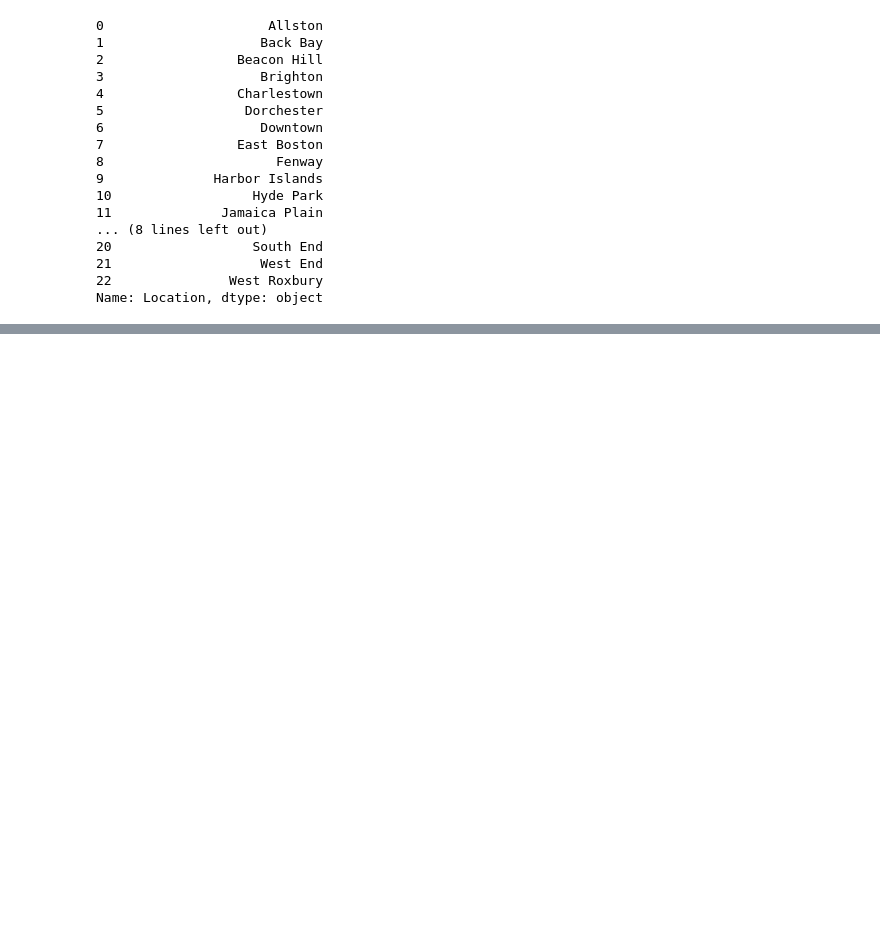
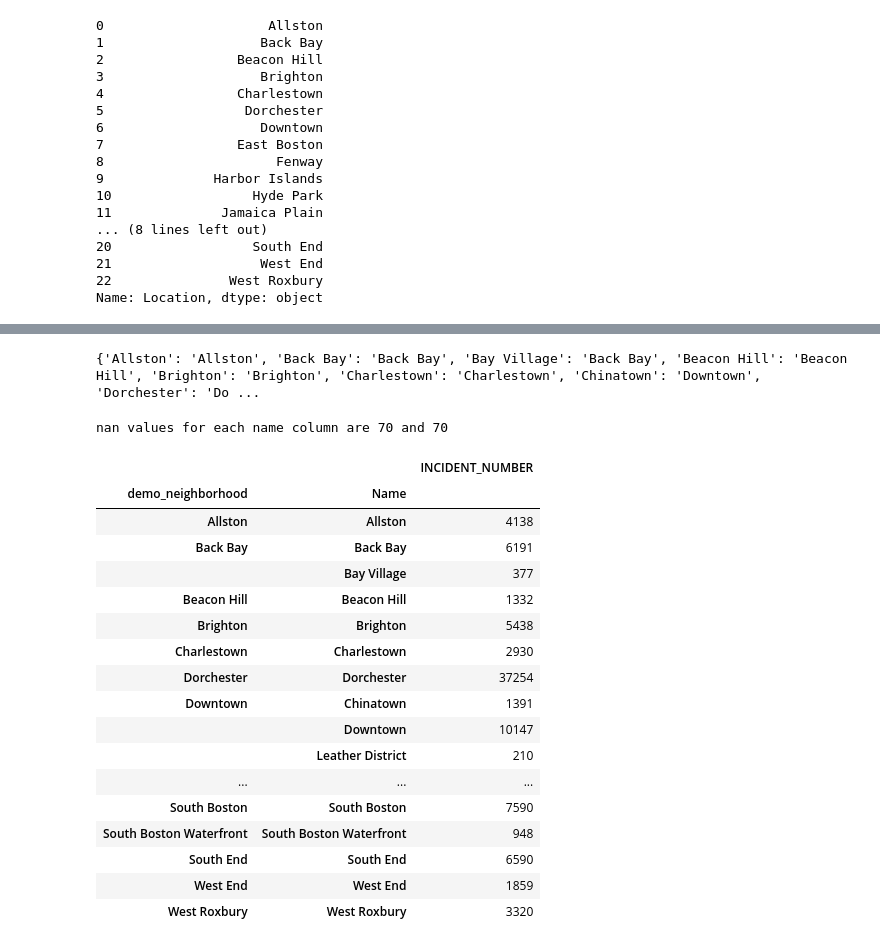
Before and after one commit to sedelmeyer/predicting-crime, a Jupyter notebook: notebooks/022_FEATURES_build_model_features.ipynb, the cells around one changed output, grey strips where cells are left out. Saved outputs shown, nothing was run; the diff lists cells and outputs as text; code cells hidden in the pictures; blank space fills up the shorter version.

Commit message:
features: finish adding demographics features

```diff
--- a/notebooks/022_FEATURES_build_model_features.ipynb
+++ b/notebooks/022_FEATURES_build_model_features.ipynb
@@ -879,0 +863,4 @@ set(hoods_crime_list) - set(hoods_demo_list)
+# %%
+# create feature to measure total college enrollment percentage by neighborhood
+df_demographics['Enrolled-college-percentage'] = df_demographics['Graduate-Or-Professional-School-Percentage'] + \
+                                                 df_demographics['Enrolled-College-Undergraduate-Percentage']
@@ -879,0 +900,54 @@ set(hoods_crime_list) - set(hoods_demo_list)
+# %%
+# create match key for crime data neighborhoods vs.
+# demographics data neighborhoods
+# leave blank values with not key match
+neighborhood_match_dict = {
+    name: name if name in hoods_demo_list else np.nan
+    for name in hoods_crime_list
+
+}
+
+# add missing key matches, with most appropriate available match
+neighborhood_match_dict['Bay Village'] = 'Back Bay'
+neighborhood_match_dict['Chinatown'] = 'Downtown'
+neighborhood_match_dict['Leather District'] = 'Downtown'
+
+# review match dict
+print(neighborhood_match_dict)
+# %% [output]
+{'Allston': 'Allston', 'Back Bay': 'Back Bay', 'Bay Village': 'Back Bay', 'Beacon Hill': 'Beacon Hill', 'Brighton': 'Brighton', 'Charlestown': 'Charlestown', 'Chinatown': 'Downtown', 'Dorchester': 'Do ...
+# %%
+# create temporary neighborhood match column
+# and add column to drop list for later removal
+temp_drop_list = temp_drop_list + ['demo_neighborhood']
+
+df_crime['demo_neighborhood'] = df_crime['Name'].copy().map(neighborhood_match_dict)
+
+# check map value results
+print(
+    'nan values for each name column are {} and {}'.format(
+        df_crime['demo_neighborhood'].isnull().sum(),
+        df_crime['Name'].isnull().sum()
+    )
+)
+df_crime.groupby(['demo_neighborhood', 'Name']).agg({'INCIDENT_NUMBER': 'count'})
+# %% [output]
+nan values for each name column are 70 and 70
+|  |  | INCIDENT_NUMBER |
+| demo_neighborhood | Name |  |
+| Allston | Allston | 4138 |
+| Back Bay | Back Bay | 6191 |
+|  | Bay Village | 377 |
+| Beacon Hill | Beacon Hill | 1332 |
+| Brighton | Brighton | 5438 |
+| Charlestown | Charlestown | 2930 |
+| Dorchester | Dorchester | 37254 |
+| Downtown | Chinatown | 1391 |
+|  | Downtown | 10147 |
+|  | Leather District | 210 |
+| ... | ... | ... |
+| South Boston | South Boston | 7590 |
+| South Boston Waterfront | South Boston Waterfront | 948 |
+| South End | South End | 6590 |
+| West End | West End | 1859 |
+| West Roxbury | West Roxbury | 3320 |
```
Also changed, not shown: parts of 11 cells of this notebook.
